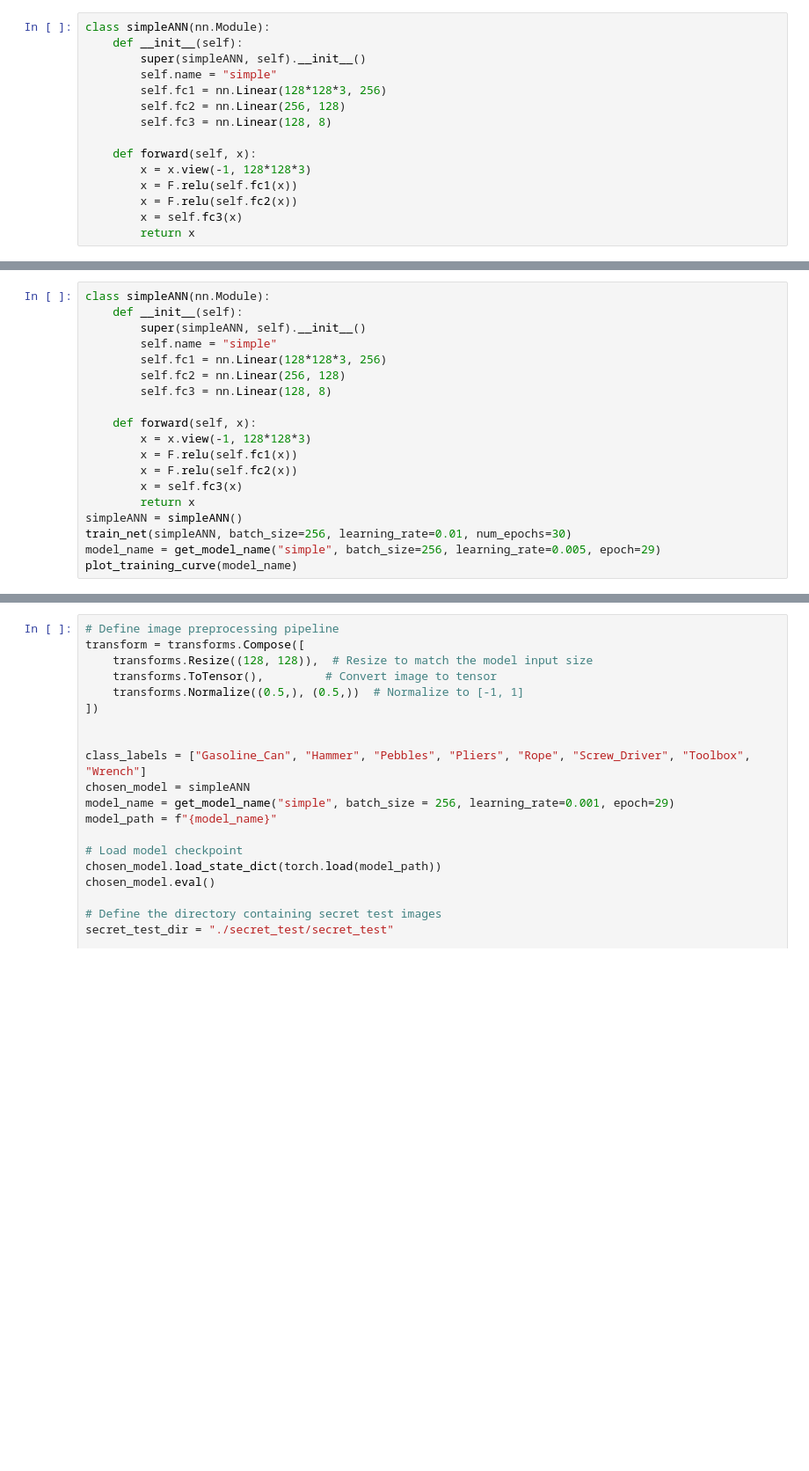
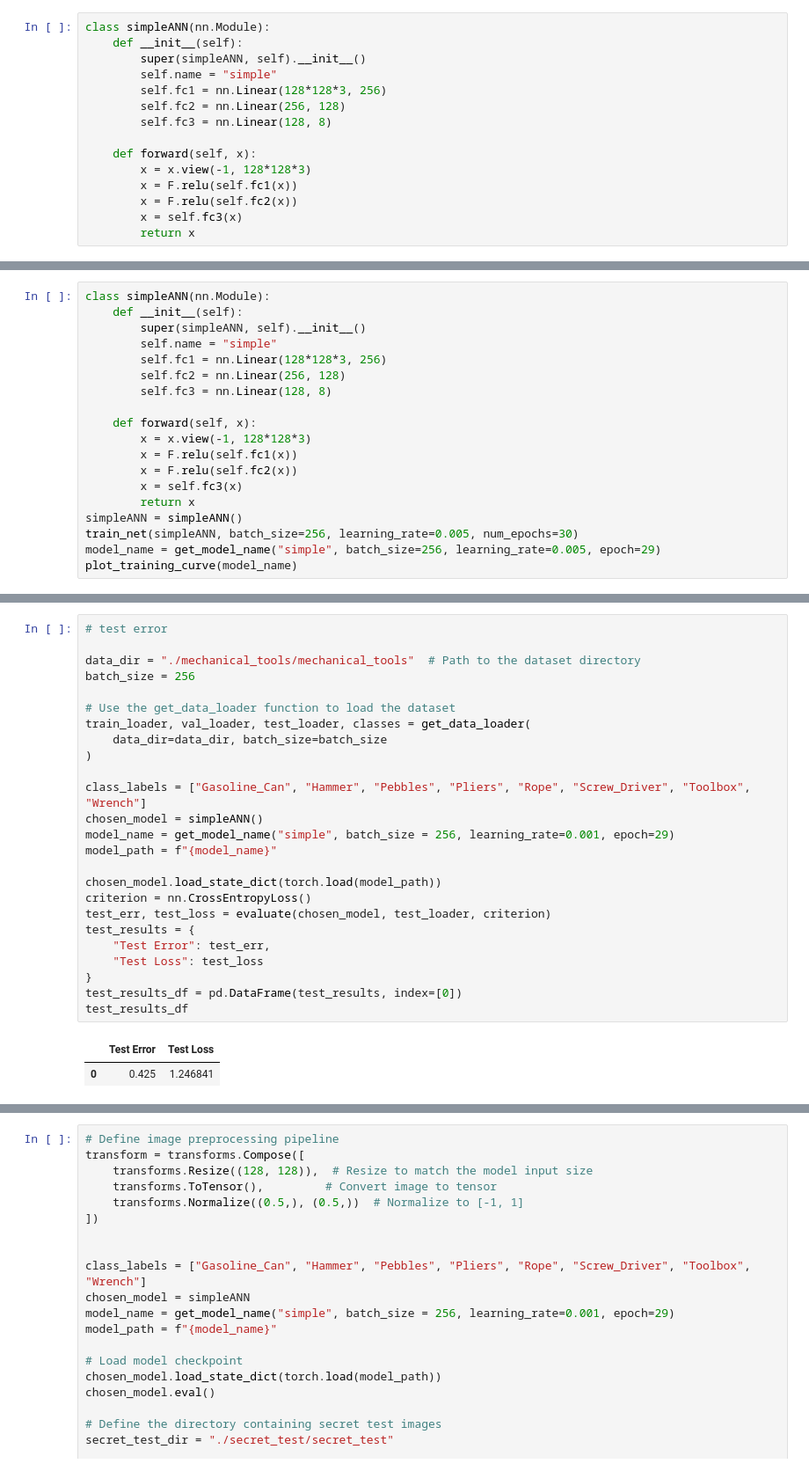
Before and after one commit to Fulankeee/MIE1517-Project-1, a Jupyter notebook: A1.ipynb, the cells around one changed output, grey strips where cells are left out. Shown at 88% size. Drawn from its saved outputs; the diff is of its cells as text; blank space fills up the shorter version.

```diff
--- a/A1.ipynb
+++ b/A1.ipynb
@@ -1522,7 +1541,7 @@ class simpleANN(nn.Module):
         x = self.fc3(x)
         return x
 simpleANN = simpleANN()
-train_net(simpleANN, batch_size=256, learning_rate=0.01, num_epochs=30)
+train_net(simpleANN, batch_size=256, learning_rate=0.005, num_epochs=30)
 model_name = get_model_name("simple", batch_size=256, learning_rate=0.005, epoch=29)
 plot_training_curve(model_name)
 # %% [output]
@@ -1546,2 +1565,30 @@ Total time elapsed: 162.54 seconds
 [figure]
 [figure]
+# %%
+# test error
+
+data_dir = "./mechanical_tools/mechanical_tools"  # Path to the dataset directory
+batch_size = 256
+
+# Use the get_data_loader function to load the dataset
+train_loader, val_loader, test_loader, classes = get_data_loader(
+    data_dir=data_dir, batch_size=batch_size
+)
+
+class_labels = ["Gasoline_Can", "Hammer", "Pebbles", "Pliers", "Rope", "Screw_Driver", "Toolbox", "Wrench"]
+chosen_model = simpleANN()
+model_name = get_model_name("simple", batch_size = 256, learning_rate=0.001, epoch=29)
+model_path = f"{model_name}"
+
+chosen_model.load_state_dict(torch.load(model_path))
+criterion = nn.CrossEntropyLoss()
+test_err, test_loss = evaluate(chosen_model, test_loader, criterion)
+test_results = {
+    "Test Error": test_err,
+    "Test Loss": test_loss
+}
+test_results_df = pd.DataFrame(test_results, index=[0])
+test_results_df
+# %% [output]
+|  | Test Error | Test Loss |
+| 0 | 0.425 | 1.246841 |
```
Also changed, not shown: parts of 35 cells of this notebook.
